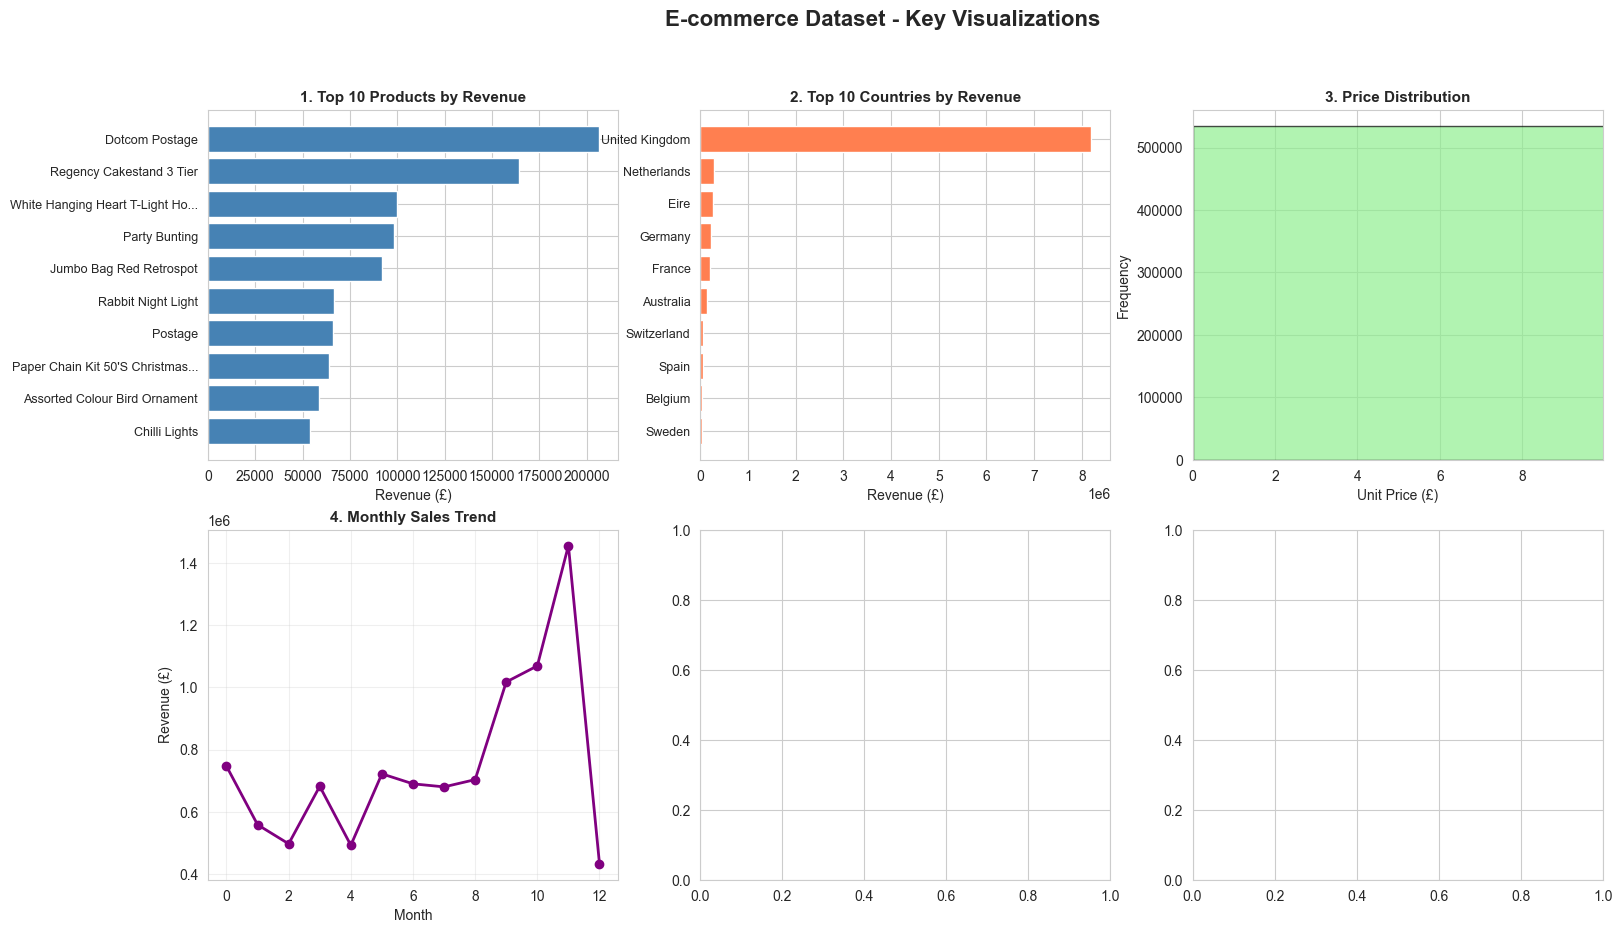
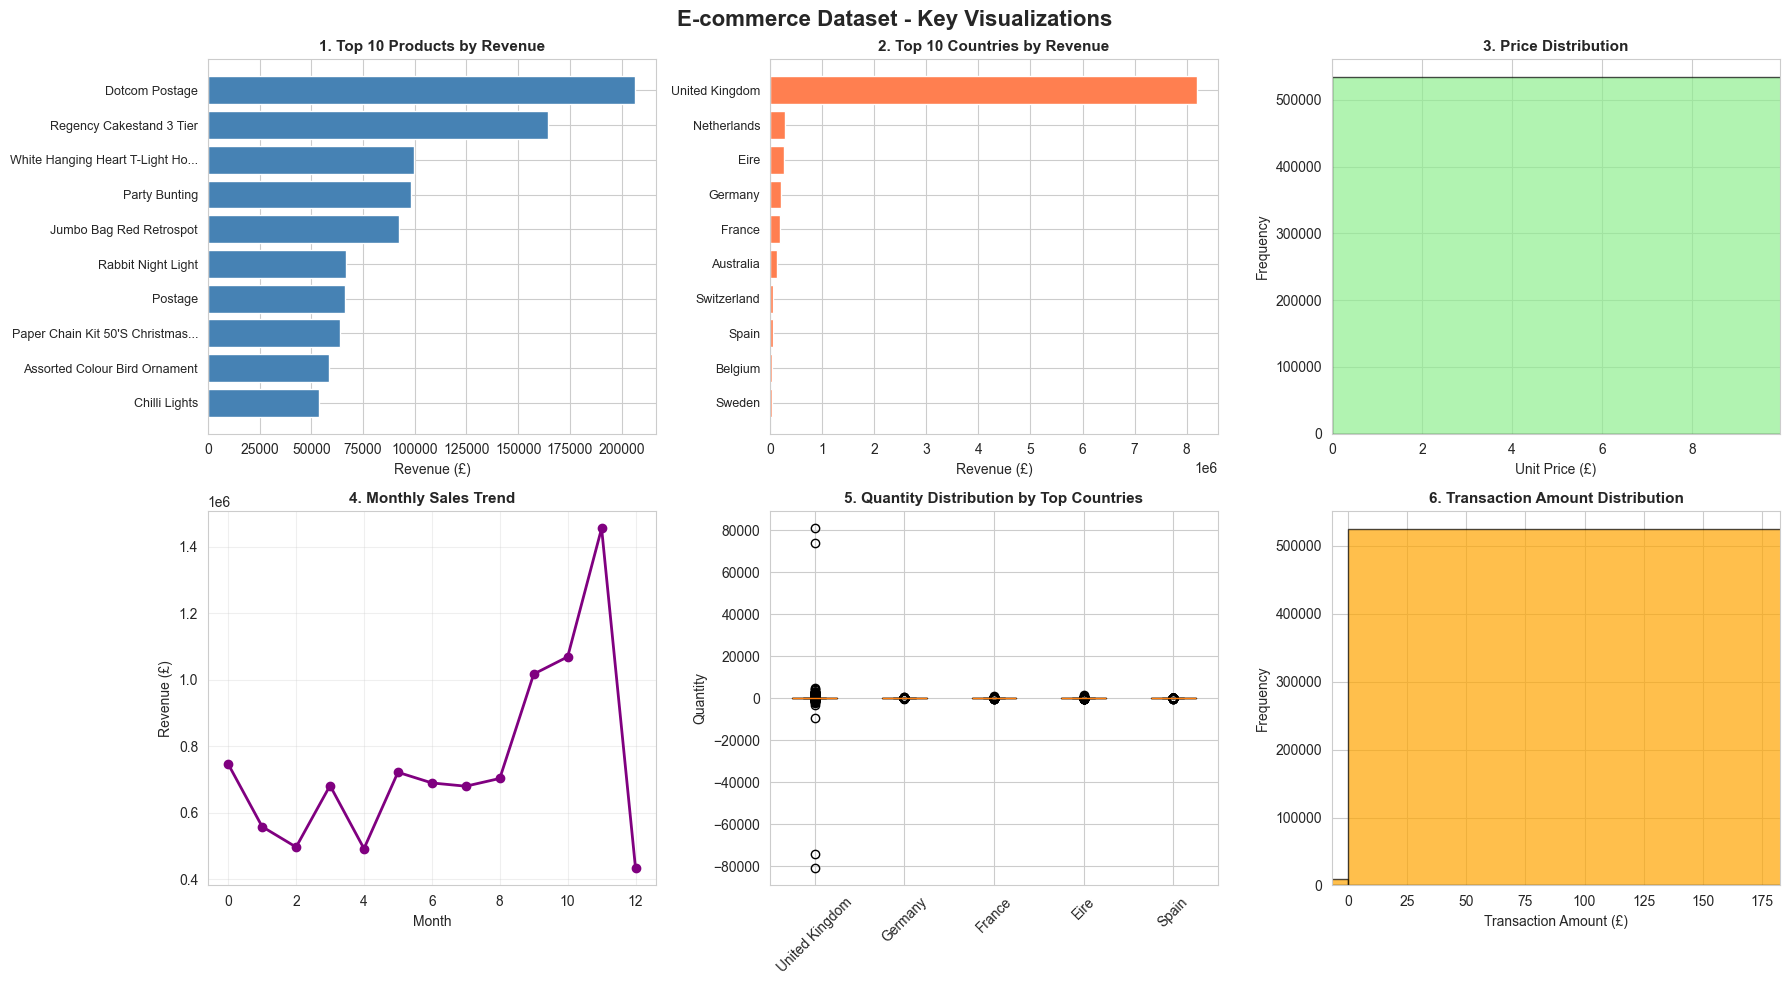
Code edit (unified diff) that turned the first committed figure into the second:
--- before
+++ after
@@ -1,2 +1,4 @@
+import matplotlib.pyplot as plt
+
 print("\n" + "=" * 80)
 print("E-COMMERCE VISUALIZATIONS")
@@ -39,8 +41,12 @@
 axes[1, 0].grid(True, alpha=0.3)
 
-# Visualization 5: Quantity Distribution (Box Plot)
-quantities_by_country = [ecommerce_clean[ecommerce_clean['country'] == c]['quantity'].values 
-                         for c in ecommerce_clean['country'].nlargest(5).unique()]
-axes[1, 1].boxplot(quantities_by_country, labels=ecommerce_clean['country'].nlargest(5).unique())
+# Visualization 5: Quantity Distribution (Box Plot) - FIXED HERE
+# Get the top 5 countries by transaction count
+top_5_countries = ecommerce_clean['country'].value_counts().nlargest(5).index
+
+quantities_by_country = [ecommerce_clean[ecommerce_clean['country'] == c]['quantity'].values
+                         for c in top_5_countries]
+
+axes[1, 1].boxplot(quantities_by_country, labels=top_5_countries)
 axes[1, 1].set_ylabel('Quantity', fontsize=10)
 axes[1, 1].set_title('5. Quantity Distribution by Top Countries', fontsize=11, fontweight='bold')

Commit: Making a commit